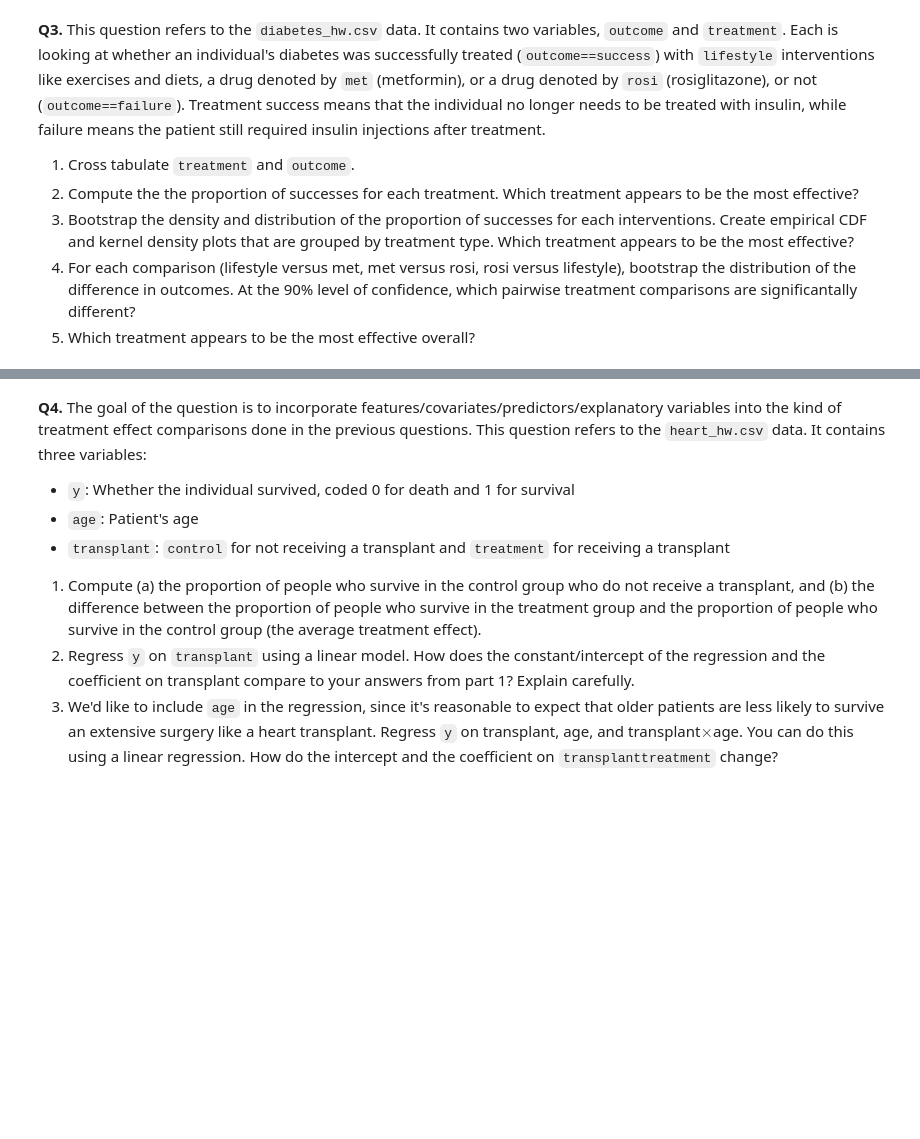
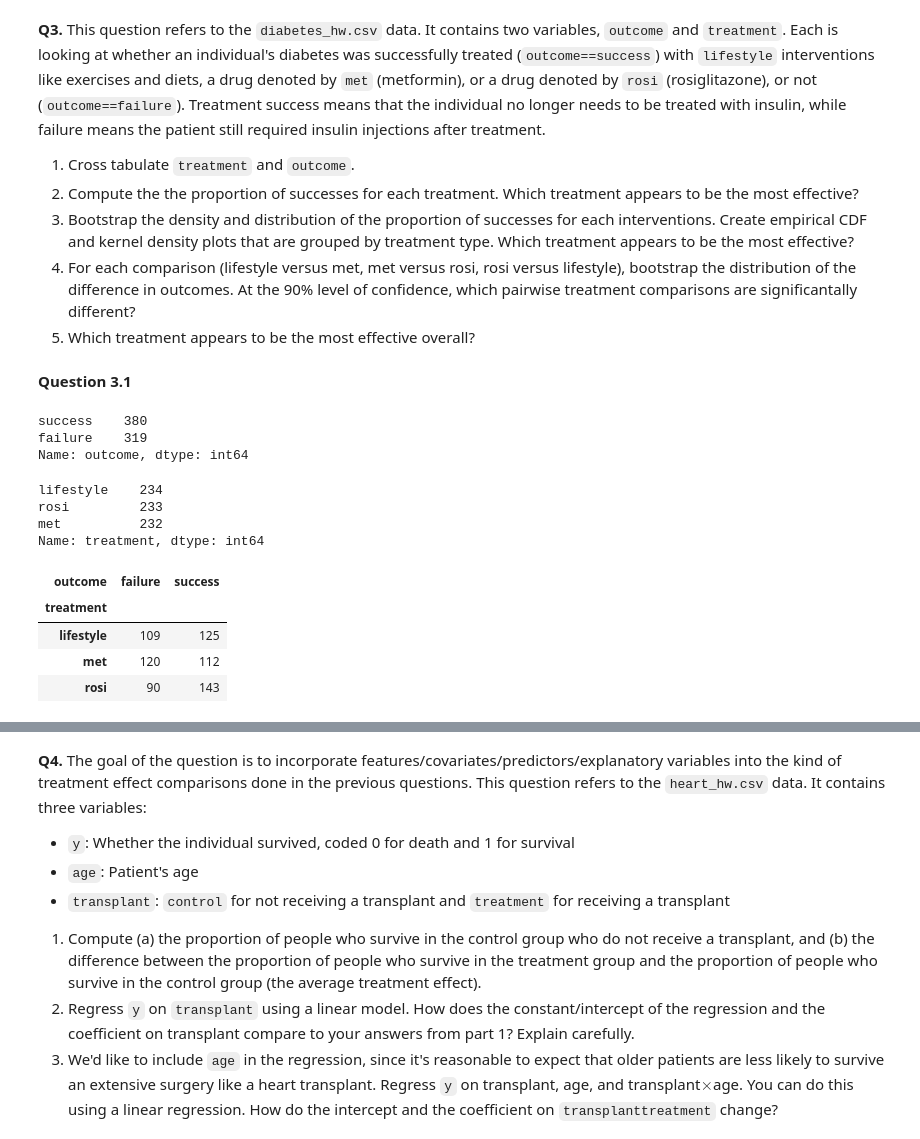
Before and after one commit to JackPMoore/the_bootstrap, a Jupyter notebook: final.ipynb, the cells around one changed output, grey strips where cells are left out. Cells and saved outputs as stored; diff of their text form; code cells hidden in the pictures; blank space fills up the shorter version.

```diff
--- a/final.ipynb
+++ b/final.ipynb
@@ -158,3 +158,5 @@ While this dataset was robust with 89,000+ observations, there was no informatio
 3. Bootstrap the density and distribution of the proportion of successes for each interventions. Create empirical CDF and kernel density plots that are grouped  by treatment type. Which treatment appears to be the most effective?
 4. For each comparison (lifestyle versus met, met versus rosi, rosi versus lifestyle), bootstrap the distribution of the difference in outcomes. At the 90% level of confidence, which pairwise treatment comparisons are significantally different?
 5. Which treatment appears to be the most effective overall?
+# %% [markdown]
+**Question 3.1**
@@ -160,0 +165,13 @@ While this dataset was robust with 89,000+ observations, there was no informatio
+# %%
+print(diabetes['outcome'].value_counts())
+# %% [output]
+success    380
+failure    319
+Name: outcome, dtype: int64
+# %%
+print(diabetes['treatment'].value_counts())
+# %% [output]
+lifestyle    234
+rosi         233
+met          232
+Name: treatment, dtype: int64
@@ -160,0 +181,8 @@ While this dataset was robust with 89,000+ observations, there was no informatio
+# %%
+pd.crosstab(diabetes['treatment'], diabetes['outcome'])
+# %% [output]
+| outcome | failure | success |
+| treatment |  |  |
+| lifestyle | 109 | 125 |
+| met | 120 | 112 |
+| rosi | 90 | 143 |
```
Also changed, not shown: parts of 7 cells of this notebook.
